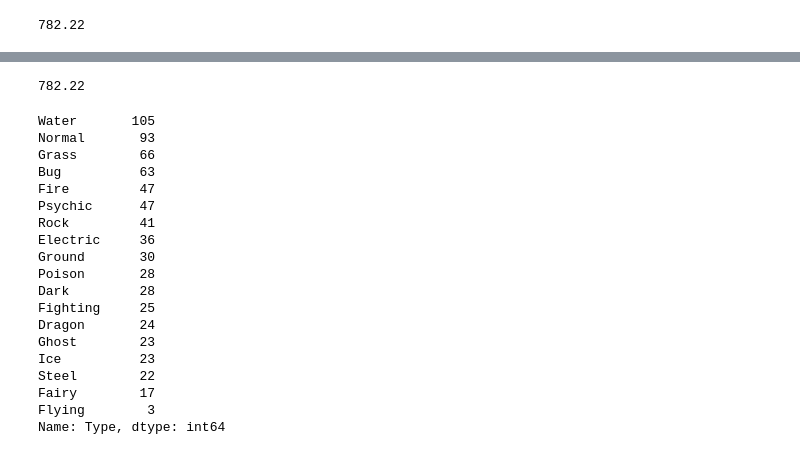
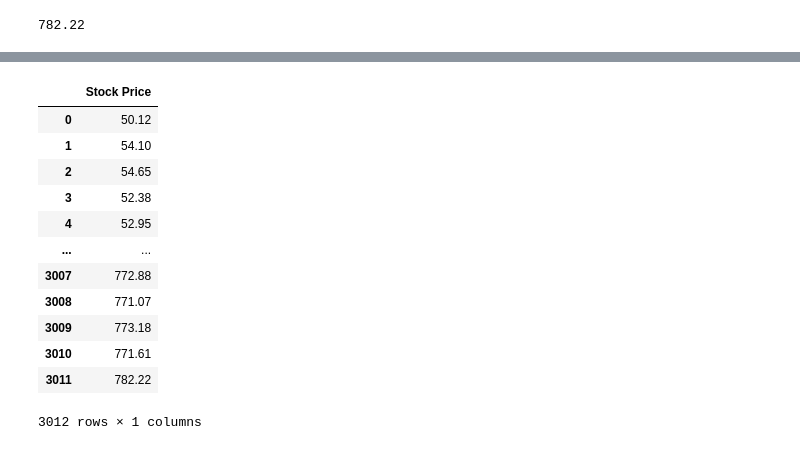
Before and after one commit to carlos1680/CPEDS, a Jupyter notebook: modulo2/2 Analisis de datos/Laboratorio series/Laboratorio_2_Series (1).ipynb, the cells around one changed output, grey strips where cells are left out. Drawn from its saved outputs; the diff is of its cells as text; code cells hidden in the pictures.

```diff
--- a/modulo2/2 Analisis de datos/Laboratorio series/Laboratorio_2_Series (1).ipynb
+++ b/modulo2/2 Analisis de datos/Laboratorio series/Laboratorio_2_Series (1).ipynb
@@ -203,3 +243,2 @@ Name: Pocket Monsters, dtype: object
 # %%
-google = pd.read_csv("google_stock_price.csv", squeeze=True)
-google
+google = pd.read_csv("google_stock_price.csv")
@@ -218,0 +245,2 @@ Name: Stock Price, Length: 3012, dtype: float64
+# %%
+google = google.squeeze('columns')
@@ -246,4 +346,16 @@ google.idxmax()
 # %%
-google[3011]
+google.to_frame()
 # %% [output]
+|  | Stock Price |
+| 0 | 50.12 |
+| 1 | 54.10 |
+| 2 | 54.65 |
+| 3 | 52.38 |
+| 4 | 52.95 |
+| ... | ... |
+| 3007 | 772.88 |
+| 3008 | 771.07 |
+| 3009 | 773.18 |
+| 3010 | 771.61 |
+| 3011 | 782.22 |
-782.22
+3012 rows × 1 columns
@@ -255,22 +361,0 @@ pokemon
-# %%
-pokemon.value_counts()
-# %% [output]
-Water       105
-Normal       93
-Grass        66
-Bug          63
-Fire         47
-Psychic      47
-Rock         41
-Electric     36
-Ground       30
-Poison       28
-Dark         28
-Fighting     25
-Dragon       24
-Ghost        23
-Ice          23
-Steel        22
-Fairy        17
-Flying        3
-Name: Type, dtype: int64
```
Also changed, not shown: parts of 87 cells of this notebook, 2 other files.
